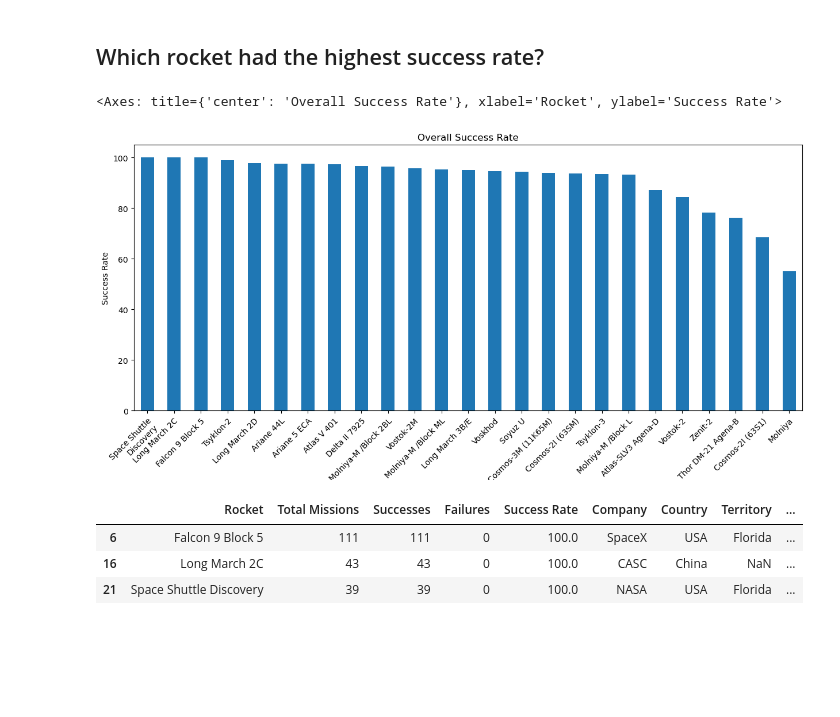
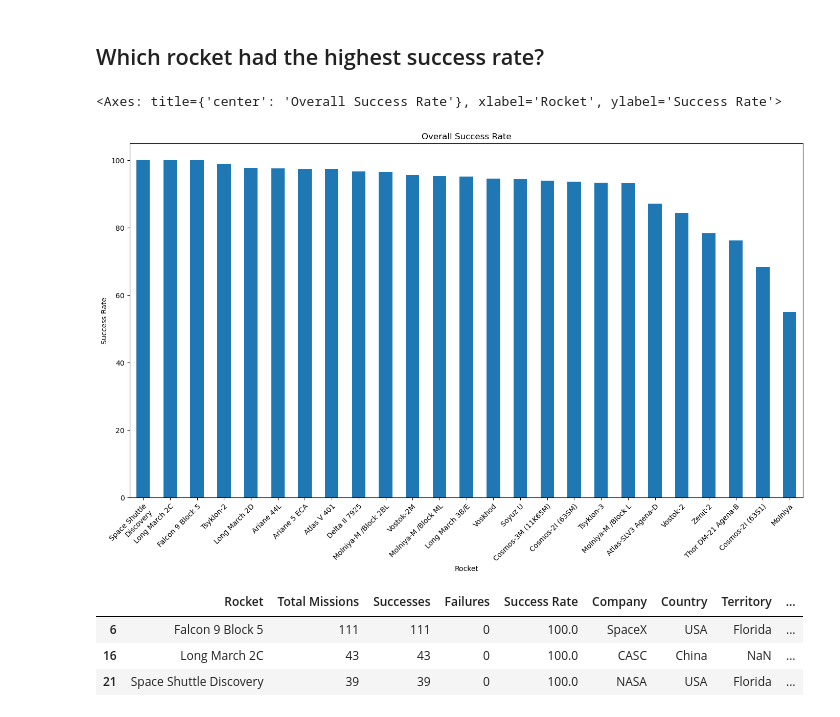
Before and after one commit to maparisio/Space_Mission_Project, a Jupyter notebook: rocket_usage_analysis.ipynb, the cells around one changed output. Saved outputs shown, nothing was run; the diff lists cells and outputs as text; code cells hidden in the pictures; blank space fills up the shorter version.

```diff
--- a/rocket_usage_analysis.ipynb
+++ b/rocket_usage_analysis.ipynb
@@ -422,16 +422,16 @@ total_missions_winner
 # %%
 top_25_by_success_rate = top_25.sort_values("Success Rate", ascending=False)
 figure2 = top_25_by_success_rate["Success Rate"].plot(kind="bar",
-                                                      figsize=(15,6),
+                                                      figsize=(17,9),
                                                     title="Overall Success Rate",
                                                     xlabel="Rocket",
                                                     ylabel="Success Rate",
                                                       )
 figure2.set_xticklabels(top_25_by_success_rate["Rocket"], rotation=45, rotation_mode="anchor", ha="right", wrap=True)
 figure2
 # %% [output]
 <Axes: title={'center': 'Overall Success Rate'}, xlabel='Rocket', ylabel='Success Rate'>
-[figure, old version]
+[figure, new version]
 # %%
 fig = figure2.get_figure()
 fig.savefig('Rocket-Usage-Output/Success-Rate.png')
```
Also changed, not shown: parts of 3 cells of this notebook, 4 other files.
